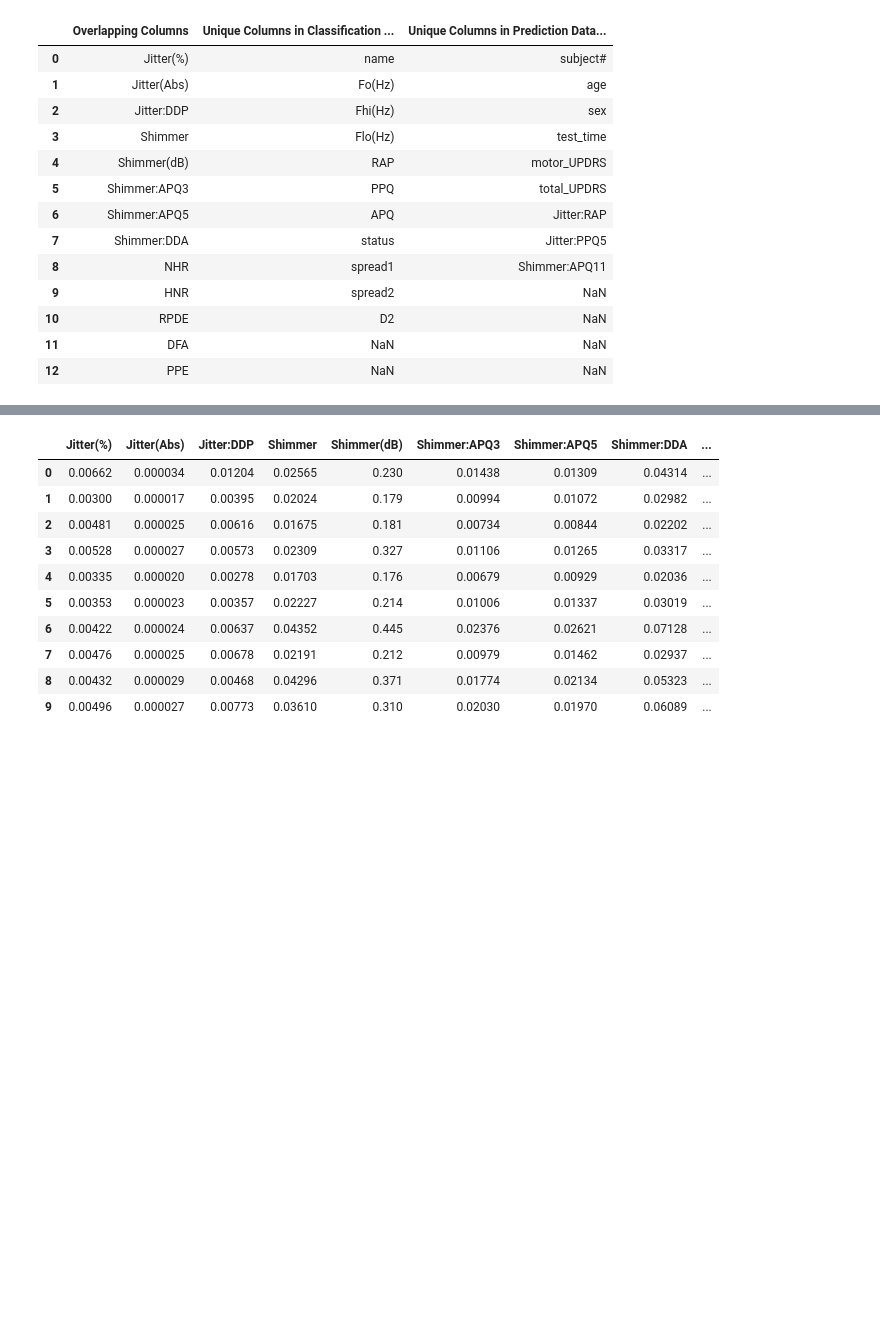
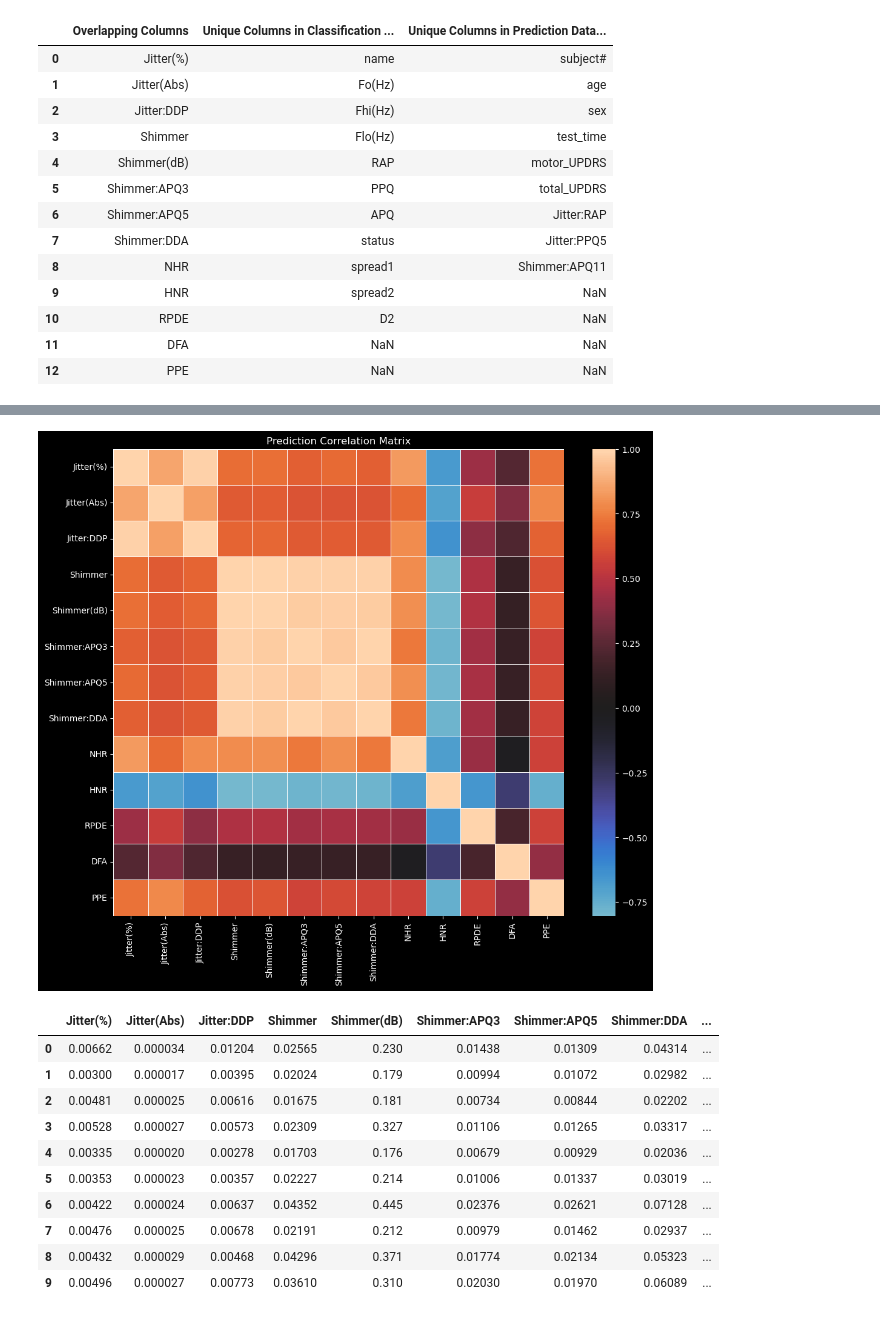
Before and after one commit to AnalyzeVisualize/Parkinson-s-Disease-Detection-w-ML, a Jupyter notebook: main.ipynb, the cells around one changed output, grey strips where cells are left out. Saved outputs shown, nothing was run; the diff lists cells and outputs as text; code cells hidden in the pictures; blank space fills up the shorter version.

```diff
--- a/main.ipynb
+++ b/main.ipynb
@@ -271,3 +304,8 @@ columns_df
+# %%
+# Create a covariance matrix visualization for the clean_prediction_df
+covariance_matrix('Prediction', clean_prediction_df, overlapping_columns)
+# %% [output]
+[figure, added]
 # %%
 # Create a new dataframe called merged_df, which contains the data from the classification_df and prediction_df rows for the columns in the overlapping_columns list
 merged_df = pd.DataFrame()
```
Also changed, not shown: parts of 7 cells of this notebook.
